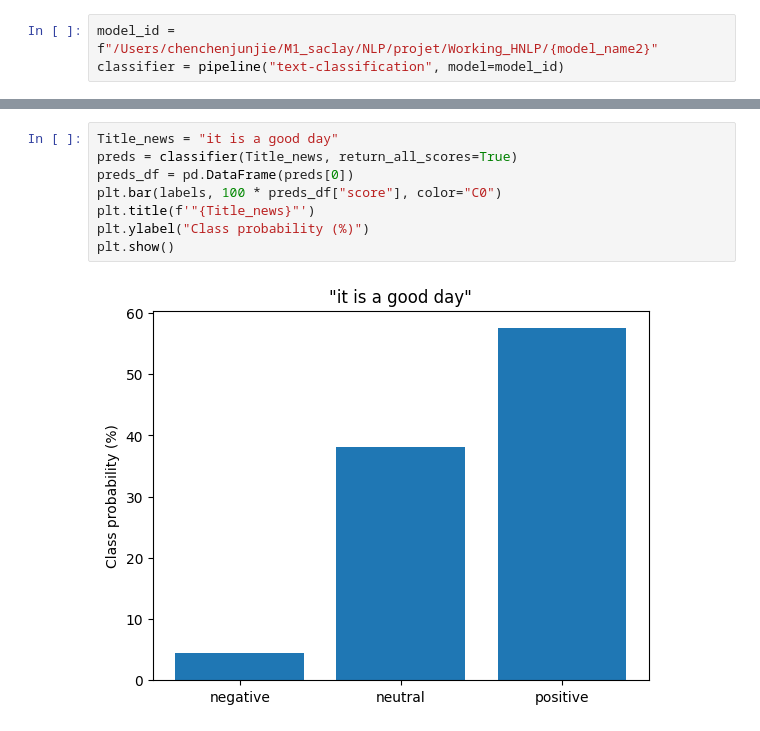
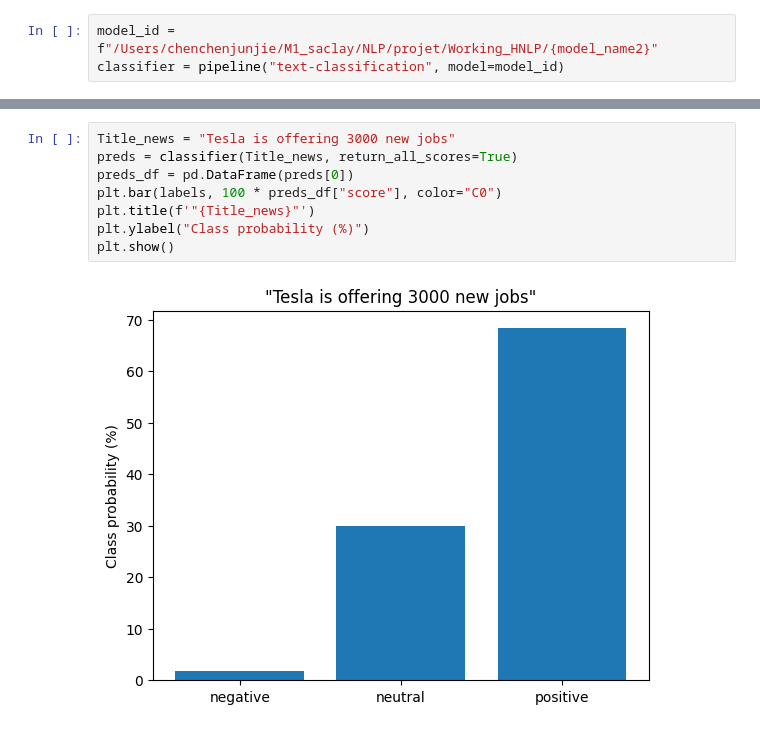
Before and after one commit to Pablo-Molla-Charlez/Working_HNLP, a Jupyter notebook: Sentiment_Analysis.ipynb, the cells around one changed output, grey strips where cells are left out. Cells and saved outputs as stored; diff of their text form.

```diff
--- a/Sentiment_Analysis.ipynb
+++ b/Sentiment_Analysis.ipynb
@@ -819,13 +1190,13 @@ plt.show()
 # %%
-Title_news = "it is a good day"
+Title_news = "Tesla is offering 3000 new jobs"
 preds = classifier(Title_news, return_all_scores=True)
 preds_df = pd.DataFrame(preds[0])
 plt.bar(labels, 100 * preds_df["score"], color="C0")
 plt.title(f'"{Title_news}"')
 plt.ylabel("Class probability (%)")
 plt.show()
 # %% [output]
-[figure, old version]
+[figure, new version]
 # %%
 Title_news = "the company is going to lay off workers"
 preds = classifier(Title_news, return_all_scores=True)
```
Also changed, not shown: parts of 118 cells of this notebook.
